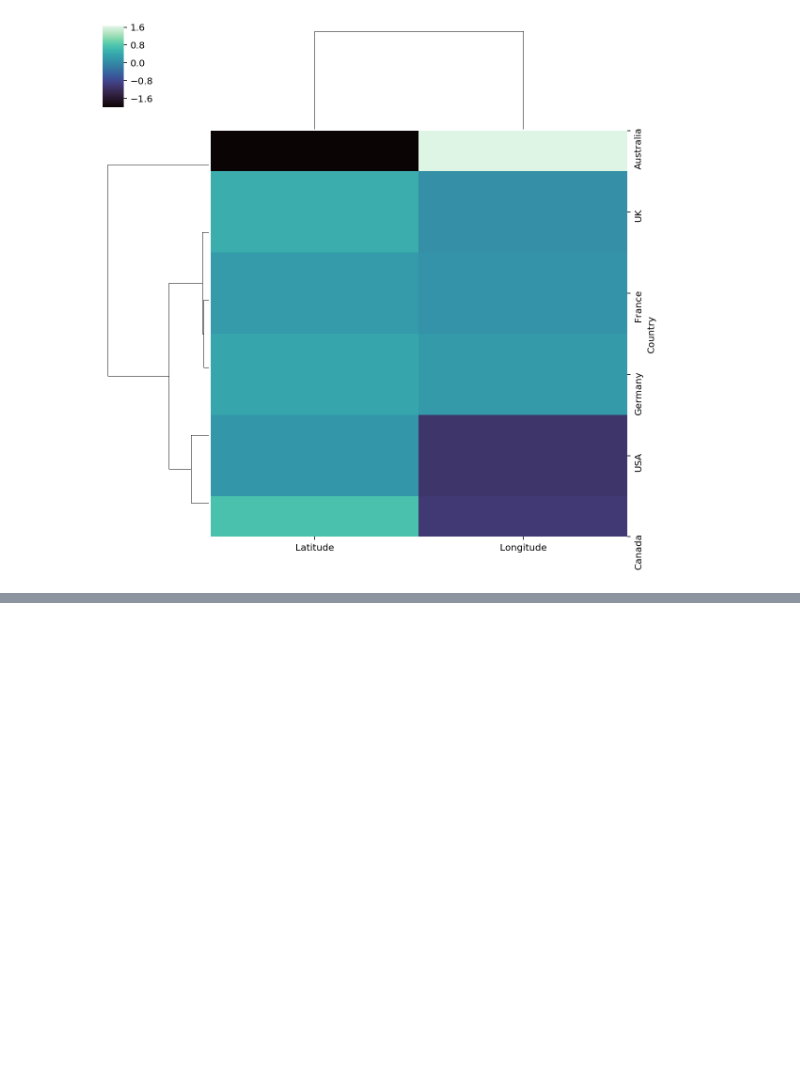
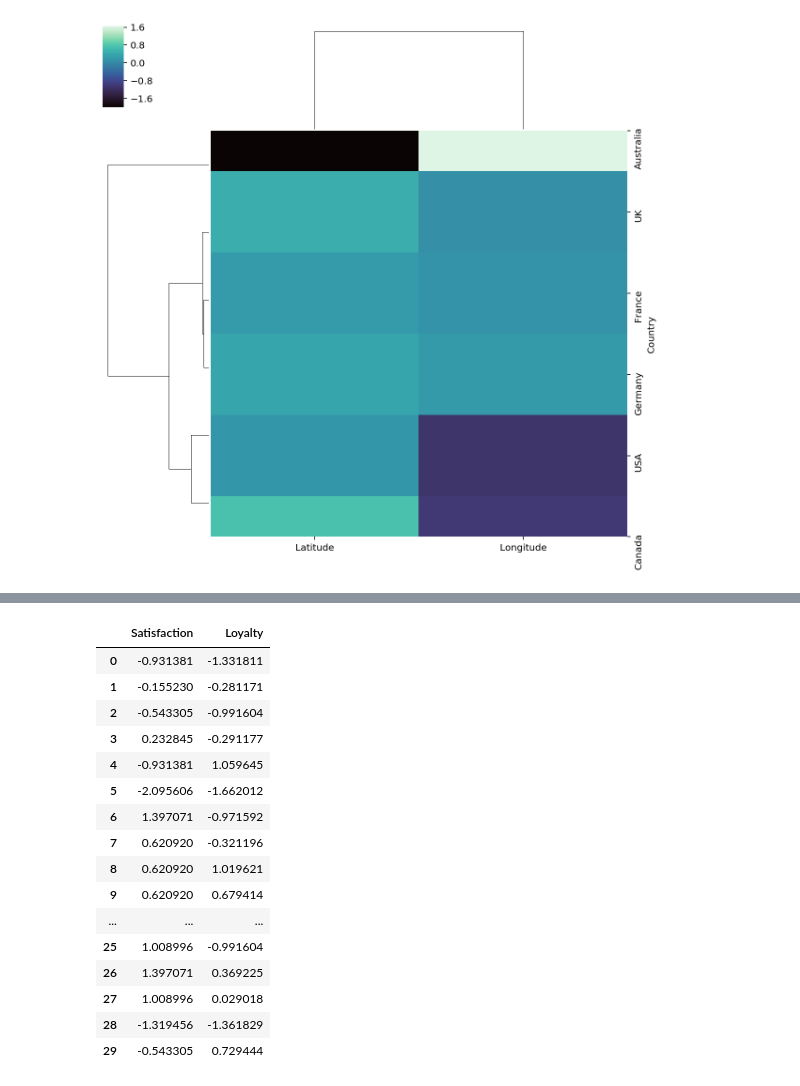
Before and after one commit to liyi54/clustering, a Jupyter notebook: Heatmaps and Dendrograms.ipynb, the cells around one changed output, grey strips where cells are left out. Drawn from its saved outputs; the diff is of its cells as text; code cells hidden in the pictures; blank space fills up the shorter version.

```diff
--- a/Heatmaps and Dendrograms.ipynb
+++ b/Heatmaps and Dendrograms.ipynb
@@ -36,0 +62,24 @@ sns.clustermap(data, cmap = 'mako')
+# %%
+# We standardize the data
+from sklearn import preprocessing
+new_data_scaled = preprocessing.scale(new_data_scaled)
+scaled_data = pd.DataFrame(data = new_data_scaled, columns = [['Satisfaction','Loyalty']])
+scaled_data
+# %% [output]
+|  | Satisfaction | Loyalty |
+| 0 | -0.931381 | -1.331811 |
+| 1 | -0.155230 | -0.281171 |
+| 2 | -0.543305 | -0.991604 |
+| 3 | 0.232845 | -0.291177 |
+| 4 | -0.931381 | 1.059645 |
+| 5 | -2.095606 | -1.662012 |
+| 6 | 1.397071 | -0.971592 |
+| 7 | 0.620920 | -0.321196 |
+| 8 | 0.620920 | 1.019621 |
+| 9 | 0.620920 | 0.679414 |
+| ... | ... | ... |
+| 25 | 1.008996 | -0.991604 |
+| 26 | 1.397071 | 0.369225 |
+| 27 | 1.008996 | 0.029018 |
+| 28 | -1.319456 | -1.361829 |
+| 29 | -0.543305 | 0.729444 |
```
Also changed, not shown: parts of 6 cells of this notebook.
